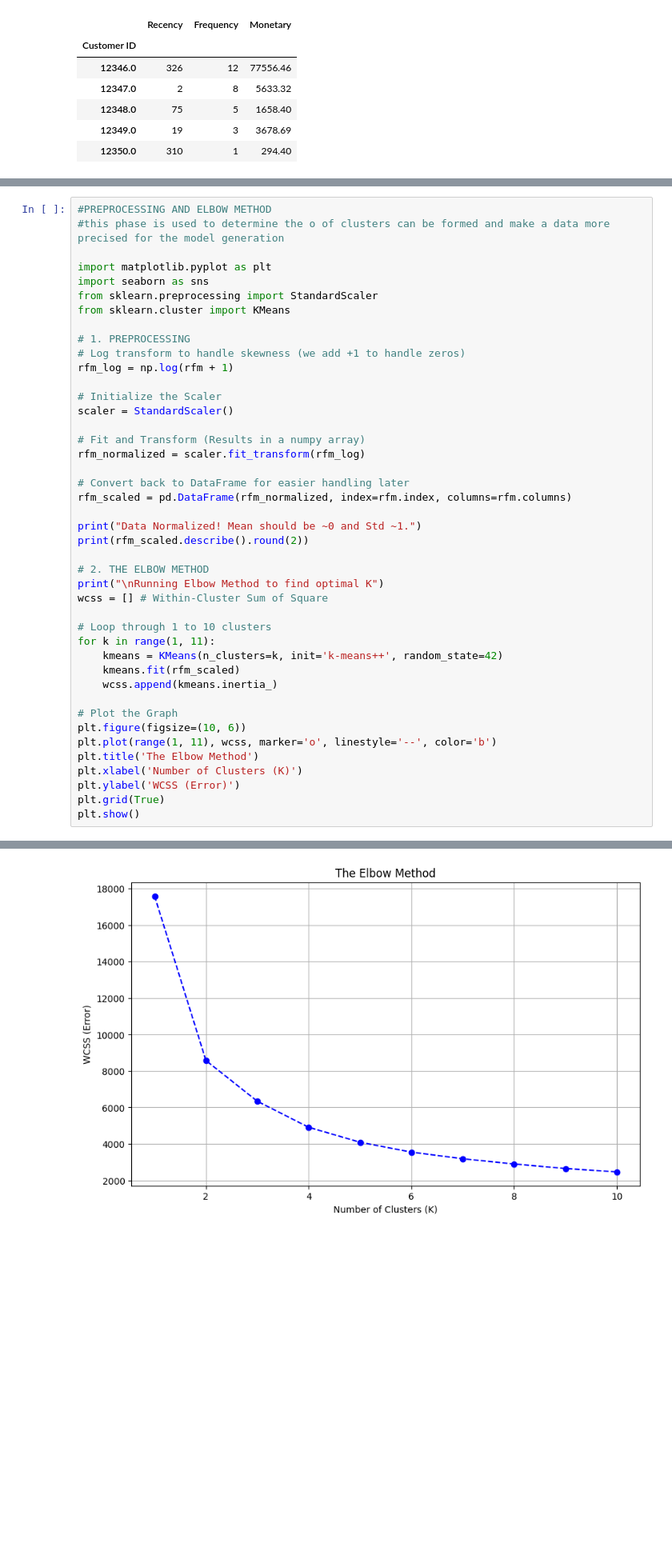
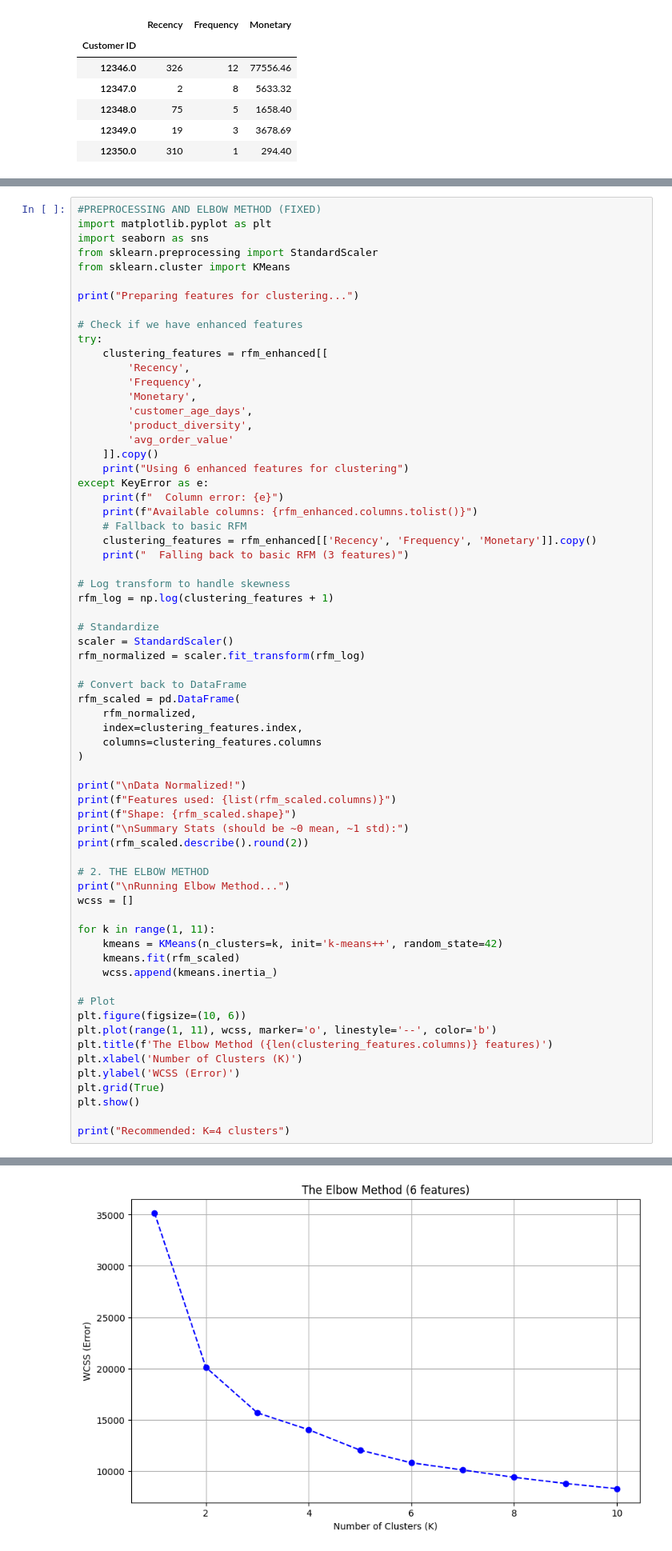
Before and after one commit to rishabhsingh7822/customer-retention-pro, a Jupyter notebook: notebooks/01_churn_analysis.ipynb, the cells around one changed output, grey strips where cells are left out. Shown at 80% size. Drawn from its saved outputs; the diff is of its cells as text; blank space fills up the shorter version.

Commit message:
required files have changed

```diff
--- a/notebooks/01_churn_analysis.ipynb
+++ b/notebooks/01_churn_analysis.ipynb
@@ -90,44 +195,67 @@ Customer Count: 5862
 # %%
-#PREPROCESSING AND ELBOW METHOD
-#this phase is used to determine the o of clusters can be formed and make a data more precised for the model generation
-
+#PREPROCESSING AND ELBOW METHOD (FIXED)
 import matplotlib.pyplot as plt
 import seaborn as sns
 from sklearn.preprocessing import StandardScaler
 from sklearn.cluster import KMeans
 
-# 1. PREPROCESSING
-# Log transform to handle skewness (we add +1 to handle zeros)
-rfm_log = np.log(rfm + 1)
+print("Preparing features for clustering...")
 
-# Initialize the Scaler
+# Check if we have enhanced features
+try:
+    clustering_features = rfm_enhanced[[
+        'Recency',
+        'Frequency',
+        'Monetary',
+        'customer_age_days',
+        'product_diversity',
+        'avg_order_value'
+    ]].copy()
+    print("Using 6 enhanced features for clustering")
+except KeyError as e:
+    print(f"  Column error: {e}")
+    print(f"Available columns: {rfm_enhanced.columns.tolist()}")
+    # Fallback to basic RFM
+    clustering_features = rfm_enhanced[['Recency', 'Frequency', 'Monetary']].copy()
+    print("  Falling back to basic RFM (3 features)")
+
+# Log transform to handle skewness
+rfm_log = np.log(clustering_features + 1)
+
+# Standardize
 scaler = StandardScaler()
-
-# Fit and Transform (Results in a numpy array)
 rfm_normalized = scaler.fit_transform(rfm_log)
 
-# Convert back to DataFrame for easier handling later
-rfm_scaled = pd.DataFrame(rfm_normalized, index=rfm.index, columns=rfm.columns)
+# Convert back to DataFrame
+rfm_scaled = pd.DataFrame(
+    rfm_normalized,
+    index=clustering_features.index,
+    columns=clustering_features.columns
+)
 
-print("Data Normalized! Mean should be ~0 and Std ~1.")
+print("\nData Normalized!")
+print(f"Features used: {list(rfm_scaled.columns)}")
+print(f"Shape: {rfm_scaled.shape}")
+print("\nSummary Stats (should be ~0 mean, ~1 std):")
 print(rfm_scaled.describe().round(2))
 
 # 2. THE ELBOW METHOD
-print("\nRunning Elbow Method to find optimal K")
-wcss = [] # Within-Cluster Sum of Square
+print("\nRunning Elbow Method...")
+wcss = []
 
-# Loop through 1 to 10 clusters
 for k in range(1, 11):
     kmeans = KMeans(n_clusters=k, init='k-means++', random_state=42)
     kmeans.fit(rfm_scaled)
     wcss.append(kmeans.inertia_)
 
-# Plot the Graph
+# Plot
 plt.figure(figsize=(10, 6))
 plt.plot(range(1, 11), wcss, marker='o', linestyle='--', color='b')
-plt.title('The Elbow Method')
+plt.title(f'The Elbow Method ({len(clustering_features.columns)} features)')
 plt.xlabel('Number of Clusters (K)')
 plt.ylabel('WCSS (Error)')
 plt.grid(True)
 plt.show()
+
+print("Recommended: K=4 clusters")
 # %% [output]
@@ -146 +279 @@ Running Elbow Method to find optimal K
-[figure, old version]
+[figure, new version]
```
Also changed, not shown: parts of 8 cells of this notebook, 4 other files.
